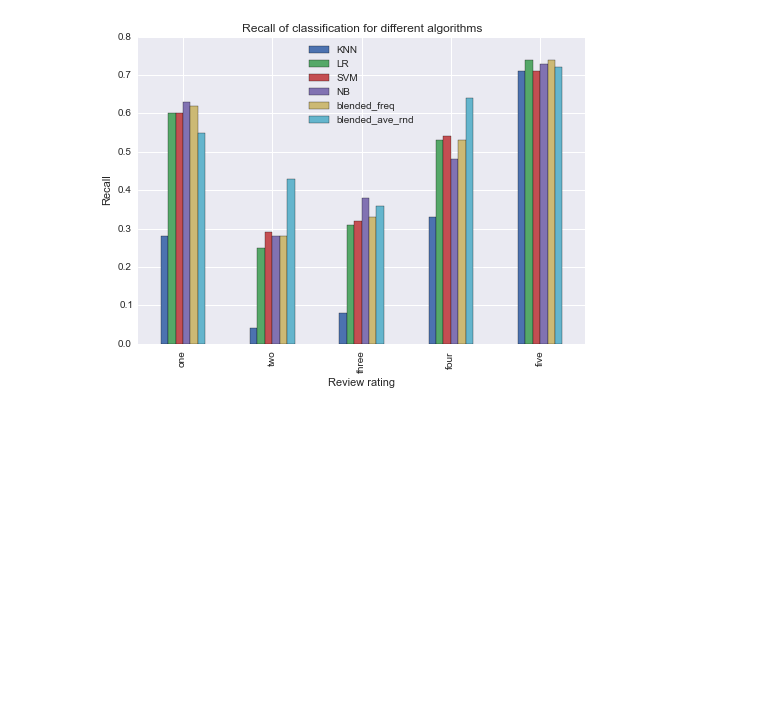
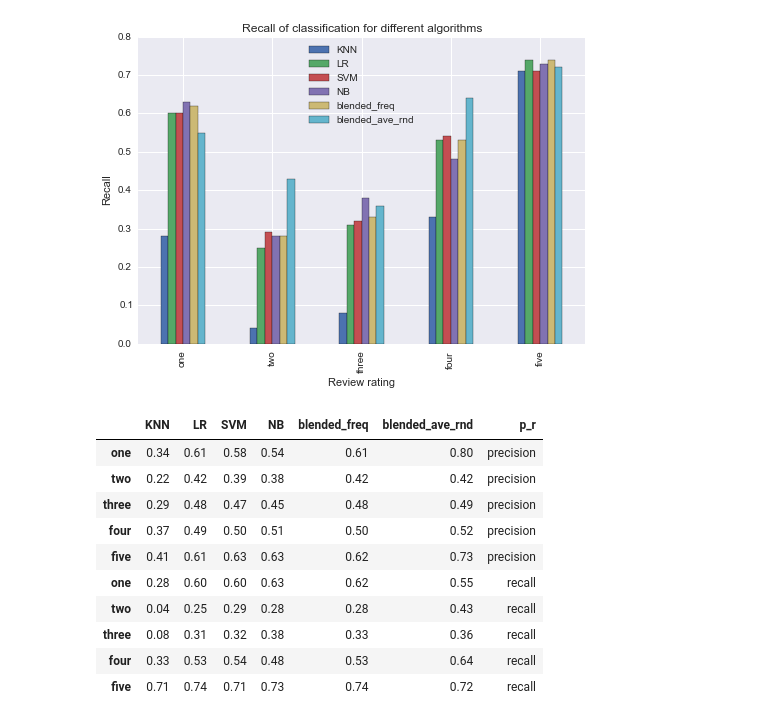
Before and after one commit to TatianaRoma/ML_project, a Jupyter notebook: Yelp_Plotting_Results.ipynb, the cells around one changed output. Saved outputs shown, nothing was run; the diff lists cells and outputs as text; code cells hidden in the pictures; blank space fills up the shorter version.

```diff
--- a/YelpPlottingResults.ipynb
+++ b/Yelp_Plotting_Results.ipynb
@@ -125,3 +127,18 @@ plt.legend(loc='best')
 <matplotlib.legend.Legend at 0x...>
 <matplotlib.figure.Figure at 0x...>
 [figure]
+# %%
+df = precision.append(recall)
+df
+# %% [output]
+|  | KNN | LR | SVM | NB | blended_freq | blended_ave_rnd | p_r |
+| one | 0.34 | 0.61 | 0.58 | 0.54 | 0.61 | 0.80 | precision |
+| two | 0.22 | 0.42 | 0.39 | 0.38 | 0.42 | 0.42 | precision |
+| three | 0.29 | 0.48 | 0.47 | 0.45 | 0.48 | 0.49 | precision |
+| four | 0.37 | 0.49 | 0.50 | 0.51 | 0.50 | 0.52 | precision |
+| five | 0.41 | 0.61 | 0.63 | 0.63 | 0.62 | 0.73 | precision |
+| one | 0.28 | 0.60 | 0.60 | 0.63 | 0.62 | 0.55 | recall |
+| two | 0.04 | 0.25 | 0.29 | 0.28 | 0.28 | 0.43 | recall |
+| three | 0.08 | 0.31 | 0.32 | 0.38 | 0.33 | 0.36 | recall |
+| four | 0.33 | 0.53 | 0.54 | 0.48 | 0.53 | 0.64 | recall |
+| five | 0.71 | 0.74 | 0.71 | 0.73 | 0.74 | 0.72 | recall |
```
Also changed, not shown: parts of 6 cells of this notebook, 4 other files.
